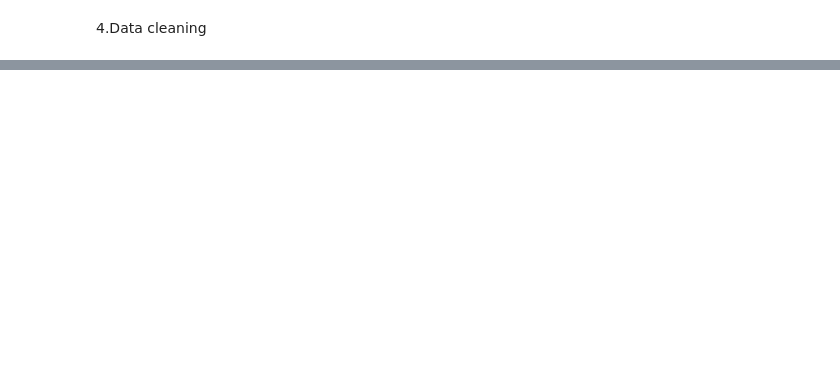
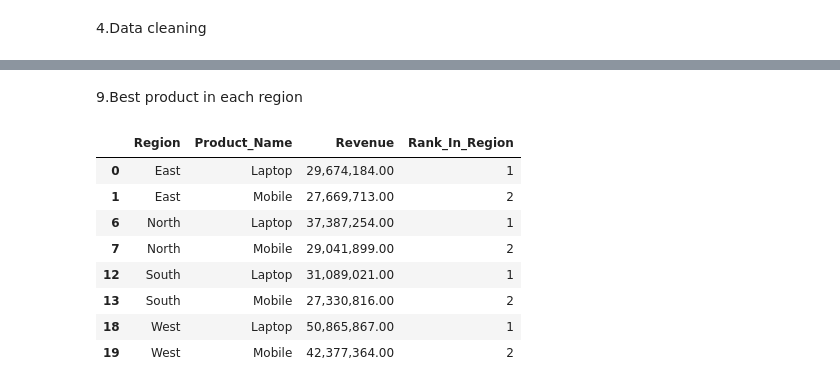
Before and after one commit to sradha8658/Sales-Performance-Revenue-Analysis-Dashboard, a Jupyter notebook: Sales_Performance_Revenue_Analysis.ipynb, the cells around one changed output, grey strips where cells are left out. Saved outputs shown, nothing was run; the diff lists cells and outputs as text; code cells hidden in the pictures; blank space fills up the shorter version.

```diff
--- a/Sales_Performance_Revenue_Analysis.ipynb
+++ b/Sales_Performance_Revenue_Analysis.ipynb
@@ -243,0 +332,27 @@ Power BI ready file exported
+# %% [markdown]
+9.Best product in each region
+# %%
+rank_region = run('04_product_rank_per_region', '''
+WITH region_product AS (
+    SELECT c.Region, p.Product_Name, SUM(f.Revenue) AS Revenue
+    FROM fact_sales f
+    JOIN dim_customer c ON f.Customer_ID = c.Customer_ID
+    JOIN dim_product  p ON f.Product_ID  = p.Product_ID
+    GROUP BY c.Region, p.Product_Name
+)
+SELECT Region, Product_Name, ROUND(Revenue, 0) AS Revenue,
+       RANK() OVER (PARTITION BY Region ORDER BY Revenue DESC) AS Rank_In_Region
+FROM region_product
+ORDER BY Region, Rank_In_Region;
+''')
+rank_region[rank_region['Rank_In_Region'] <= 2]
+# %% [output]
+|  | Region | Product_Name | Revenue | Rank_In_Region |
+| 0 | East | Laptop | 29,674,184.00 | 1 |
+| 1 | East | Mobile | 27,669,713.00 | 2 |
+| 6 | North | Laptop | 37,387,254.00 | 1 |
+| 7 | North | Mobile | 29,041,899.00 | 2 |
+| 12 | South | Laptop | 31,089,021.00 | 1 |
+| 13 | South | Mobile | 27,330,816.00 | 2 |
+| 18 | West | Laptop | 50,865,867.00 | 1 |
+| 19 | West | Mobile | 42,377,364.00 | 2 |
```
Also changed, not shown: parts of 52 cells of this notebook.
